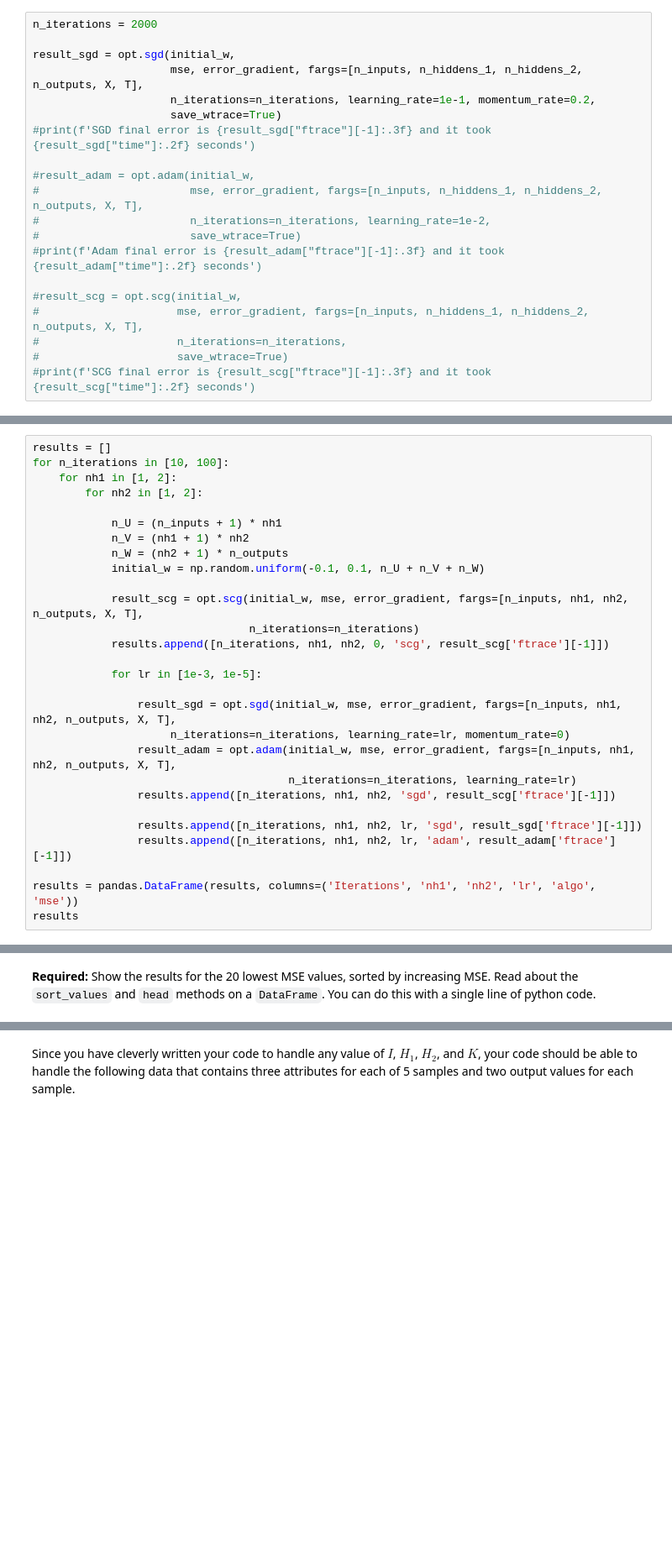
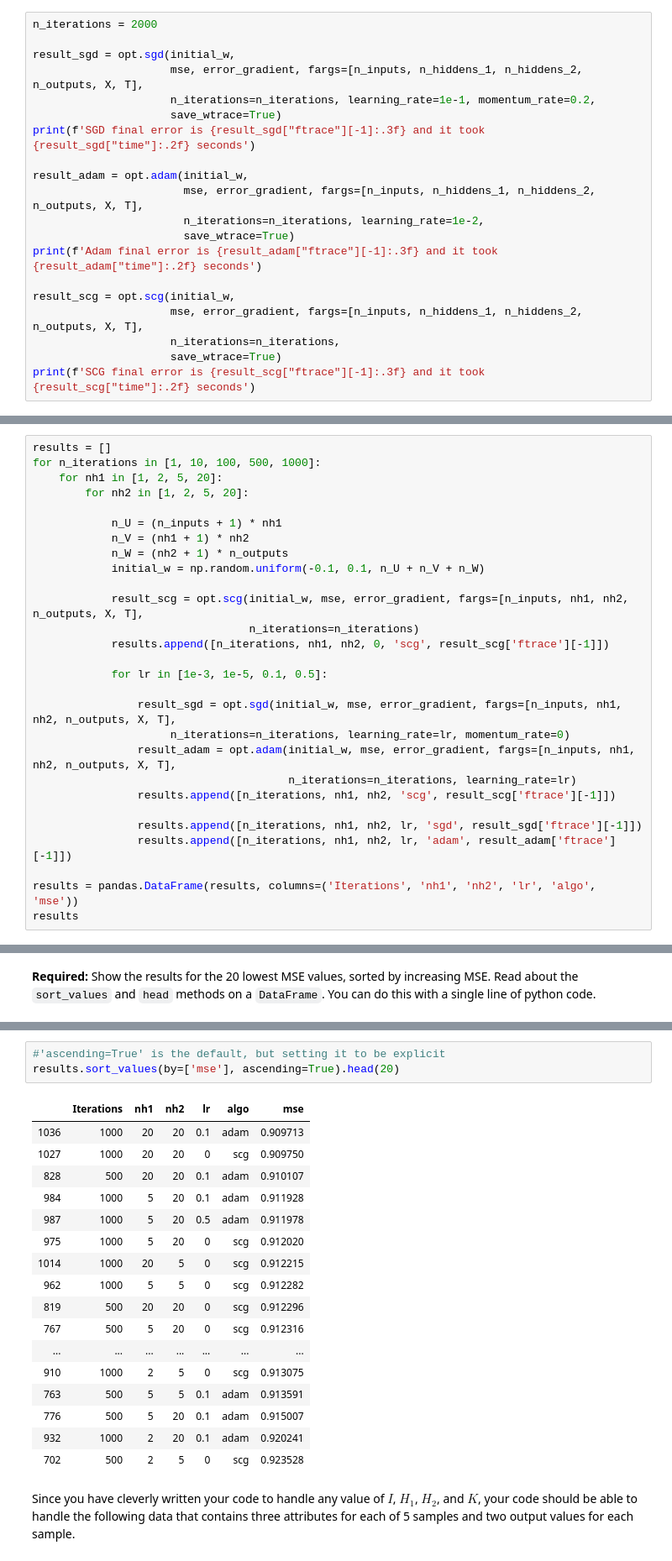
Before and after one commit to bstaab/CS545_MachineLearning, a Jupyter notebook: assignments/A2/Staab-A2.ipynb, the cells around one changed output, grey strips where cells are left out. Shown at 84% size. Saved outputs shown, nothing was run; the diff lists cells and outputs as text; blank space fills up the shorter version.

Commit message:
Save A2 progress
Change-Id: I575580c99f26366449289dbbae4c95d1bc71e6a3

```diff
--- a/assignments/A2/Staab-A2.ipynb
+++ b/assignments/A2/Staab-A2.ipynb
@@ -301,16 +334,16 @@ result_sgd = opt.sgd(initial_w,
                      mse, error_gradient, fargs=[n_inputs, n_hiddens_1, n_hiddens_2, n_outputs, X, T],
                      n_iterations=n_iterations, learning_rate=1e-1, momentum_rate=0.2,
                      save_wtrace=True)
-#print(f'SGD final error is {result_sgd["ftrace"][-1]:.3f} and it took {result_sgd["time"]:.2f} seconds')
+print(f'SGD final error is {result_sgd["ftrace"][-1]:.3f} and it took {result_sgd["time"]:.2f} seconds')
 
-#result_adam = opt.adam(initial_w,
-#                       mse, error_gradient, fargs=[n_inputs, n_hiddens_1, n_hiddens_2, n_outputs, X, T],
-#                       n_iterations=n_iterations, learning_rate=1e-2,
-#                       save_wtrace=True)
-#print(f'Adam final error is {result_adam["ftrace"][-1]:.3f} and it took {result_adam["time"]:.2f} seconds')
+result_adam = opt.adam(initial_w,
+                       mse, error_gradient, fargs=[n_inputs, n_hiddens_1, n_hiddens_2, n_outputs, X, T],
+                       n_iterations=n_iterations, learning_rate=1e-2,
+                       save_wtrace=True)
+print(f'Adam final error is {result_adam["ftrace"][-1]:.3f} and it took {result_adam["time"]:.2f} seconds')
 
-#result_scg = opt.scg(initial_w,
-#                     mse, error_gradient, fargs=[n_inputs, n_hiddens_1, n_hiddens_2, n_outputs, X, T],
-#                     n_iterations=n_iterations,
-#                     save_wtrace=True)
-#print(f'SCG final error is {result_scg["ftrace"][-1]:.3f} and it took {result_scg["time"]:.2f} seconds')
+result_scg = opt.scg(initial_w,
+                     mse, error_gradient, fargs=[n_inputs, n_hiddens_1, n_hiddens_2, n_outputs, X, T],
+                     n_iterations=n_iterations,
+                     save_wtrace=True)
+print(f'SCG final error is {result_scg["ftrace"][-1]:.3f} and it took {result_scg["time"]:.2f} seconds')
@@ -346,9 +385,9 @@ Here is some code that tries a number of values for the key parameters of `n_ite
 **Required:** Modify the lists of values in the four for loops to try other parameter values.  Try to find ranges that work well for all three algorithms.
 # %%
 results = []
-for n_iterations in [10, 100]:
-    for nh1 in [1, 2]:
-        for nh2 in [1, 2]:
+for n_iterations in [1, 10, 100, 500, 1000]:
+    for nh1 in [1, 2, 5, 20]:
+        for nh2 in [1, 2, 5, 20]:
 
             n_U = (n_inputs + 1) * nh1
             n_V = (nh1 + 1) * nh2
@@ -359,13 +398,13 @@ for n_iterations in [10, 100]:
                                  n_iterations=n_iterations)
             results.append([n_iterations, nh1, nh2, 0, 'scg', result_scg['ftrace'][-1]])
 
-            for lr in [1e-3, 1e-5]:
+            for lr in [1e-3, 1e-5, 0.1, 0.5]:
 
                 result_sgd = opt.sgd(initial_w, mse, error_gradient, fargs=[n_inputs, nh1, nh2, n_outputs, X, T],
                      n_iterations=n_iterations, learning_rate=lr, momentum_rate=0)
                 result_adam = opt.adam(initial_w, mse, error_gradient, fargs=[n_inputs, nh1, nh2, n_outputs, X, T],
                                        n_iterations=n_iterations, learning_rate=lr)
-                results.append([n_iterations, nh1, nh2, 'sgd', result_scg['ftrace'][-1]])
+                results.append([n_iterations, nh1, nh2, 'scg', result_scg['ftrace'][-1]])
 
                 results.append([n_iterations, nh1, nh2, lr, 'sgd', result_sgd['ftrace'][-1]])
                 results.append([n_iterations, nh1, nh2, lr, 'adam', result_adam['ftrace'][-1]])
@@ -379,3 +509,24 @@ results
+# %%
+#'ascending=True' is the default, but setting it to be explicit
+results.sort_values(by=['mse'], ascending=True).head(20)
+# %% [output]
+|  | Iterations | nh1 | nh2 | lr | algo | mse |
+| 1036 | 1000 | 20 | 20 | 0.1 | adam | 0.909713 |
+| 1027 | 1000 | 20 | 20 | 0 | scg | 0.909750 |
+| 828 | 500 | 20 | 20 | 0.1 | adam | 0.910107 |
+| 984 | 1000 | 5 | 20 | 0.1 | adam | 0.911928 |
+| 987 | 1000 | 5 | 20 | 0.5 | adam | 0.911978 |
+| 975 | 1000 | 5 | 20 | 0 | scg | 0.912020 |
+| 1014 | 1000 | 20 | 5 | 0 | scg | 0.912215 |
+| 962 | 1000 | 5 | 5 | 0 | scg | 0.912282 |
+| 819 | 500 | 20 | 20 | 0 | scg | 0.912296 |
+| 767 | 500 | 5 | 20 | 0 | scg | 0.912316 |
+| ... | ... | ... | ... | ... | ... | ... |
+| 910 | 1000 | 2 | 5 | 0 | scg | 0.913075 |
+| 763 | 500 | 5 | 5 | 0.1 | adam | 0.913591 |
+| 776 | 500 | 5 | 20 | 0.1 | adam | 0.915007 |
+| 932 | 1000 | 2 | 20 | 0.1 | adam | 0.920241 |
+| 702 | 500 | 2 | 5 | 0 | scg | 0.923528 |
 # %% [markdown]
 Since you have cleverly written your code to handle any value of $I$, $H_1$, $H_2$, and $K$, your code should be able to handle the following data that contains three attributes for each of 5 samples and two output values for each sample.
 # %%
```
Also changed, not shown: parts of 59 cells of this notebook.
